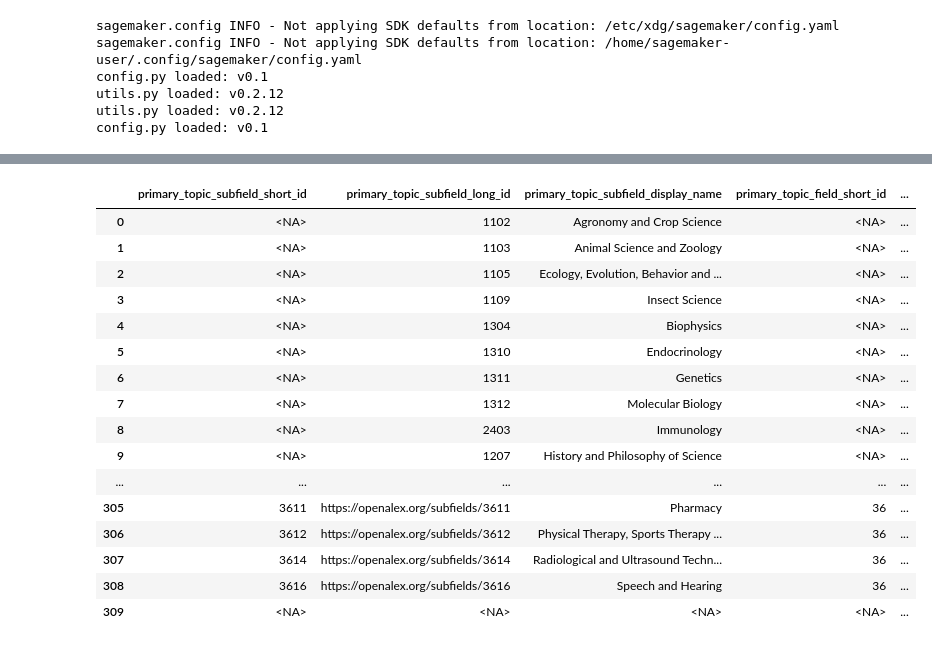
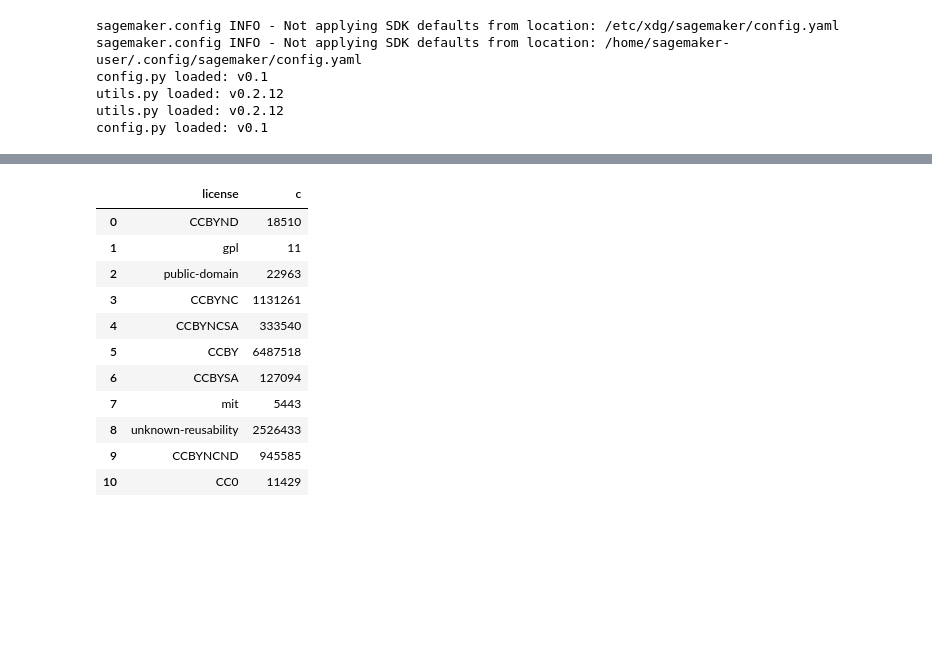
Before and after one commit to ka-steve/sagemaker_research_classification, a Jupyter notebook: src/03_exploration/03_01_explore_semanticscholar_s2orcv2.ipynb, the cells around one changed output, grey strips where cells are left out. Cells and saved outputs as stored; diff of their text form; code cells hidden in the pictures; blank space fills up the shorter version.

Commit message:
created base_semanticscholar_s2orcv2 and further exploration

```diff
--- a/src/03_exploration/03_01_explore_semanticscholar_s2orcv2.ipynb
+++ b/src/03_exploration/03_01_explore_semanticscholar_s2orcv2.ipynb
@@ -140,62 +185,25 @@ SELECT * FROM base_semanticscholar_s2orcv2 LIMIT 5
 # %%
-utils.pd_set_options()
+utils.pd_set_options(cols=500)
+
 wr.athena.read_sql_query("""
-WITH
-base_openalex_works_reduced AS ()
-grouped AS (
-    SELECT
-        --primary_topic_short_id,
-        --primary_topic_display_name,
-        primary_topic_subfield_short_id,
-        primary_topic_subfield_long_id,
-        primary_topic_subfield_display_name,
-        primary_topic_field_short_id,
-        primary_topic_field_long_id,
-        primary_topic_field_display_name,
-        primary_topic_domain_short_id,
-        primary_topic_domain_long_id,
-        primary_topic_domain_display_name,
-        COUNT(*) AS c
-     FROM
-        openalex_works_reduced
-     GROUP BY
-        primary_topic_subfield_short_id,
-        primary_topic_subfield_long_id,
-        primary_topic_subfield_display_name,
-        primary_topic_field_short_id,
-        primary_topic_field_long_id,
-        primary_topic_field_display_name,
-        primary_topic_domain_short_id,
-        primary_topic_domain_long_id,
-        primary_topic_domain_display_name
-)
 SELECT
-    *
-FROM
-    grouped
-ORDER BY
-    primary_topic_domain_long_id,
-    primary_topic_domain_short_id,
-    primary_topic_field_long_id,
-    primary_topic_field_short_id,
-    primary_topic_subfield_long_id,
-    primary_topic_subfield_short_id
- """, '01_raw')
+    license,
+    COUNT(*) AS c
+ FROM
+     "02_stg".base_semanticscholar_s2orcv2
+ GROUP BY
+     license
+ """, '02_stg')
 # %% [output]
-|  | primary_topic_subfield_short_id | primary_topic_subfield_long_id | primary_topic_subfield_display_name | primary_topic_field_short_id | ... |
-| 0 | <NA> | 1102 | Agronomy and Crop Science | <NA> | ... |
-| 1 | <NA> | 1103 | Animal Science and Zoology | <NA> | ... |
-| 2 | <NA> | 1105 | Ecology, Evolution, Behavior and ... | <NA> | ... |
-| 3 | <NA> | 1109 | Insect Science | <NA> | ... |
-| 4 | <NA> | 1304 | Biophysics | <NA> | ... |
-| 5 | <NA> | 1310 | Endocrinology | <NA> | ... |
-| 6 | <NA> | 1311 | Genetics | <NA> | ... |
-| 7 | <NA> | 1312 | Molecular Biology | <NA> | ... |
-| 8 | <NA> | 2403 | Immunology | <NA> | ... |
-| 9 | <NA> | 1207 | History and Philosophy of Science | <NA> | ... |
-| ... | ... | ... | ... | ... | ... |
-| 305 | 3611 | https://openalex.org/subfields/3611 | Pharmacy | 36 | ... |
-| 306 | 3612 | https://openalex.org/subfields/3612 | Physical Therapy, Sports Therapy ... | 36 | ... |
-| 307 | 3614 | https://openalex.org/subfields/3614 | Radiological and Ultrasound Techn... | 36 | ... |
-| 308 | 3616 | https://openalex.org/subfields/3616 | Speech and Hearing | 36 | ... |
-| 309 | <NA> | <NA> | <NA> | <NA> | ... |
+|  | license | c |
+| 0 | CCBYND | 18510 |
+| 1 | gpl | 11 |
+| 2 | public-domain | 22963 |
+| 3 | CCBYNC | 1131261 |
+| 4 | CCBYNCSA | 333540 |
+| 5 | CCBY | 6487518 |
+| 6 | CCBYSA | 127094 |
+| 7 | mit | 5443 |
+| 8 | unknown-reusability | 2526433 |
+| 9 | CCBYNCND | 945585 |
+| 10 | CC0 | 11429 |
```
Also changed, not shown: parts of 2 cells of this notebook, 4 other files.
